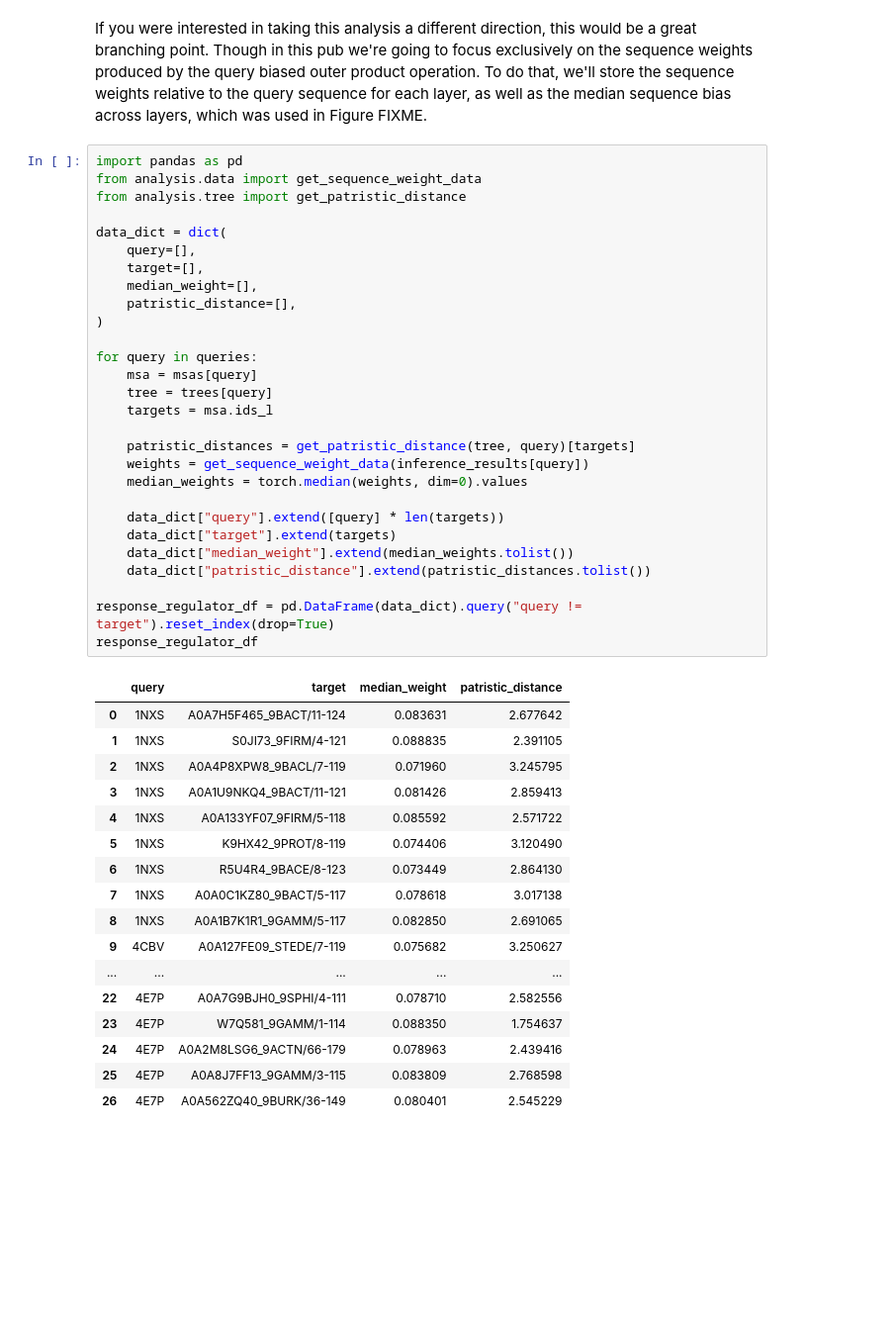
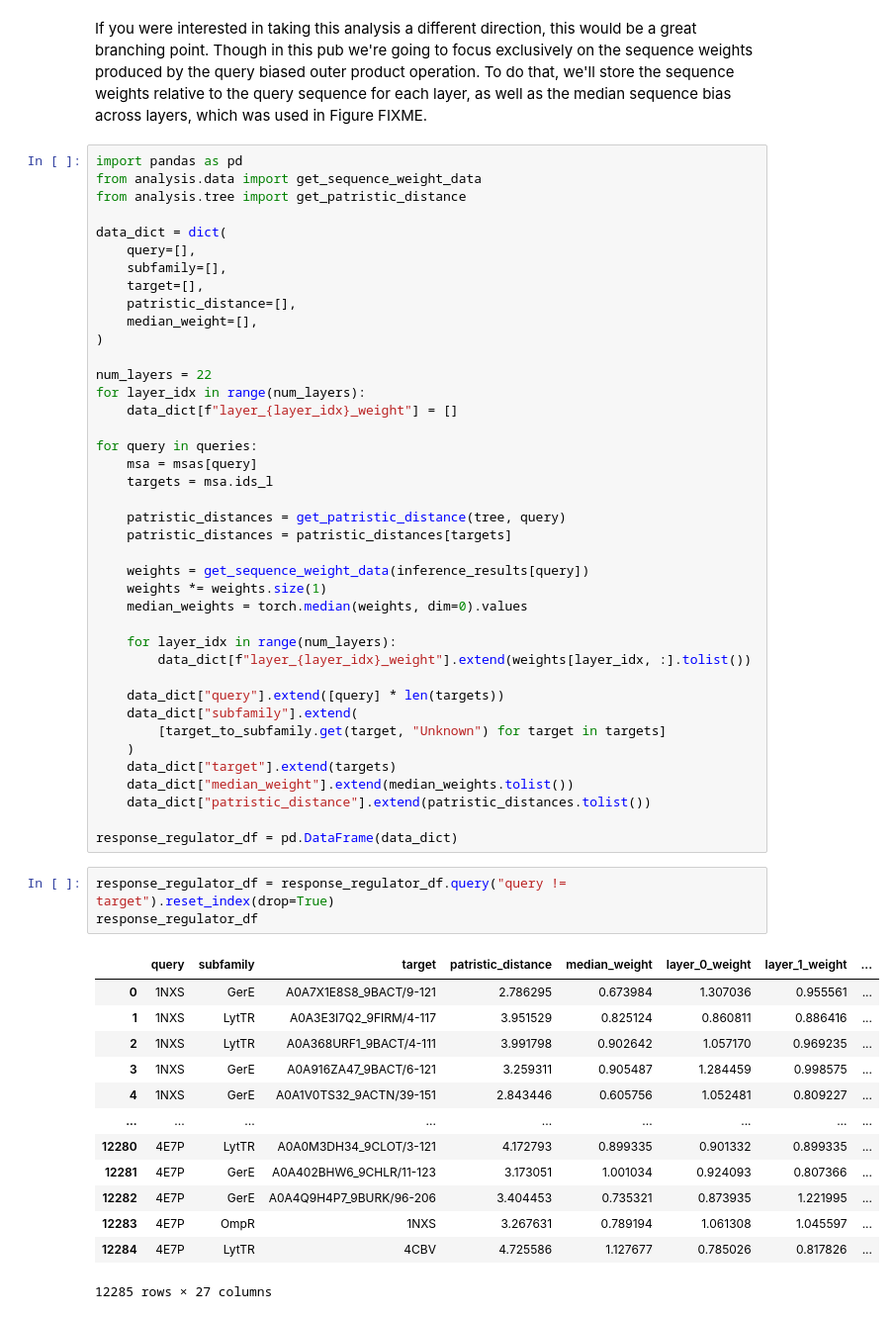
Before and after one commit to Arcadia-Science/2025-phylogenetic-analysis-of-msa-pairformer, a Jupyter notebook: index.ipynb, the cells around one changed output. Shown at 99% size. Drawn from its saved outputs; the diff is of its cells as text; blank space fills up the shorter version.

```diff
--- a/index.ipynb
+++ b/index.ipynb
@@ -117,45 +124,56 @@ from analysis.tree import get_patristic_distance
 
 data_dict = dict(
     query=[],
+    subfamily=[],
     target=[],
+    patristic_distance=[],
     median_weight=[],
-    patristic_distance=[],
 )
+
+num_layers = 22
+for layer_idx in range(num_layers):
+    data_dict[f"layer_{layer_idx}_weight"] = []
 
 for query in queries:
     msa = msas[query]
-    tree = trees[query]
     targets = msa.ids_l
 
-    patristic_distances = get_patristic_distance(tree, query)[targets]
+    patristic_distances = get_patristic_distance(tree, query)
+    patristic_distances = patristic_distances[targets]
+
     weights = get_sequence_weight_data(inference_results[query])
+    weights *= weights.size(1)
     median_weights = torch.median(weights, dim=0).values
 
+    for layer_idx in range(num_layers):
+        data_dict[f"layer_{layer_idx}_weight"].extend(weights[layer_idx, :].tolist())
+
     data_dict["query"].extend([query] * len(targets))
+    data_dict["subfamily"].extend(
+        [target_to_subfamily.get(target, "Unknown") for target in targets]
+    )
     data_dict["target"].extend(targets)
     data_dict["median_weight"].extend(median_weights.tolist())
     data_dict["patristic_distance"].extend(patristic_distances.tolist())
 
-response_regulator_df = pd.DataFrame(data_dict).query("query != target").reset_index(drop=True)
-response_regulator_df
+response_regulator_df = pd.DataFrame(data_dict)
-# %% [output]
-|  | query | target | median_weight | patristic_distance |
-| 0 | 1NXS | A0A7H5F465_9BACT/11-124 | 0.083631 | 2.677642 |
-| 1 | 1NXS | S0JI73_9FIRM/4-121 | 0.088835 | 2.391105 |
-| 2 | 1NXS | A0A4P8XPW8_9BACL/7-119 | 0.071960 | 3.245795 |
-| 3 | 1NXS | A0A1U9NKQ4_9BACT/11-121 | 0.081426 | 2.859413 |
-| 4 | 1NXS | A0A133YF07_9FIRM/5-118 | 0.085592 | 2.571722 |
-| 5 | 1NXS | K9HX42_9PROT/8-119 | 0.074406 | 3.120490 |
-| 6 | 1NXS | R5U4R4_9BACE/8-123 | 0.073449 | 2.864130 |
-| 7 | 1NXS | A0A0C1KZ80_9BACT/5-117 | 0.078618 | 3.017138 |
-| 8 | 1NXS | A0A1B7K1R1_9GAMM/5-117 | 0.082850 | 2.691065 |
-| 9 | 4CBV | A0A127FE09_STEDE/7-119 | 0.075682 | 3.250627 |
-| ... | ... | ... | ... | ... |
-| 22 | 4E7P | A0A7G9BJH0_9SPHI/4-111 | 0.078710 | 2.582556 |
-| 23 | 4E7P | W7Q581_9GAMM/1-114 | 0.088350 | 1.754637 |
-| 24 | 4E7P | A0A2M8LSG6_9ACTN/66-179 | 0.078963 | 2.439416 |
-| 25 | 4E7P | A0A8J7FF13_9GAMM/3-115 | 0.083809 | 2.768598 |
-| 26 | 4E7P | A0A562ZQ40_9BURK/36-149 | 0.080401 | 2.545229 |
+# %%
+response_regulator_df = response_regulator_df.query("query != target").reset_index(drop=True)
+response_regulator_df
+# %% [output]
+|  | query | subfamily | target | patristic_distance | median_weight | layer_0_weight | layer_1_weight | ... |
+| 0 | 1NXS | GerE | A0A7X1E8S8_9BACT/9-121 | 2.786295 | 0.673984 | 1.307036 | 0.955561 | ... |
+| 1 | 1NXS | LytTR | A0A3E3I7Q2_9FIRM/4-117 | 3.951529 | 0.825124 | 0.860811 | 0.886416 | ... |
+| 2 | 1NXS | LytTR | A0A368URF1_9BACT/4-111 | 3.991798 | 0.902642 | 1.057170 | 0.969235 | ... |
+| 3 | 1NXS | GerE | A0A916ZA47_9BACT/6-121 | 3.259311 | 0.905487 | 1.284459 | 0.998575 | ... |
+| 4 | 1NXS | GerE | A0A1V0TS32_9ACTN/39-151 | 2.843446 | 0.605756 | 1.052481 | 0.809227 | ... |
+| ... | ... | ... | ... | ... | ... | ... | ... | ... |
+| 12280 | 4E7P | LytTR | A0A0M3DH34_9CLOT/3-121 | 4.172793 | 0.899335 | 0.901332 | 0.899335 | ... |
+| 12281 | 4E7P | GerE | A0A402BHW6_9CHLR/11-123 | 3.173051 | 1.001034 | 0.924093 | 0.807366 | ... |
+| 12282 | 4E7P | GerE | A0A4Q9H4P7_9BURK/96-206 | 3.404453 | 0.735321 | 0.873935 | 1.221995 | ... |
+| 12283 | 4E7P | OmpR | 1NXS | 3.267631 | 0.789194 | 1.061308 | 1.045597 | ... |
+| 12284 | 4E7P | LytTR | 4CBV | 4.725586 | 1.127677 | 0.785026 | 0.817826 | ... |
+12285 rows × 27 columns
 # %%
 import arcadia_pycolor as apc
 import matplotlib.pyplot as plt
```
Also changed, not shown: parts of 5 cells of this notebook, 27 other files.
